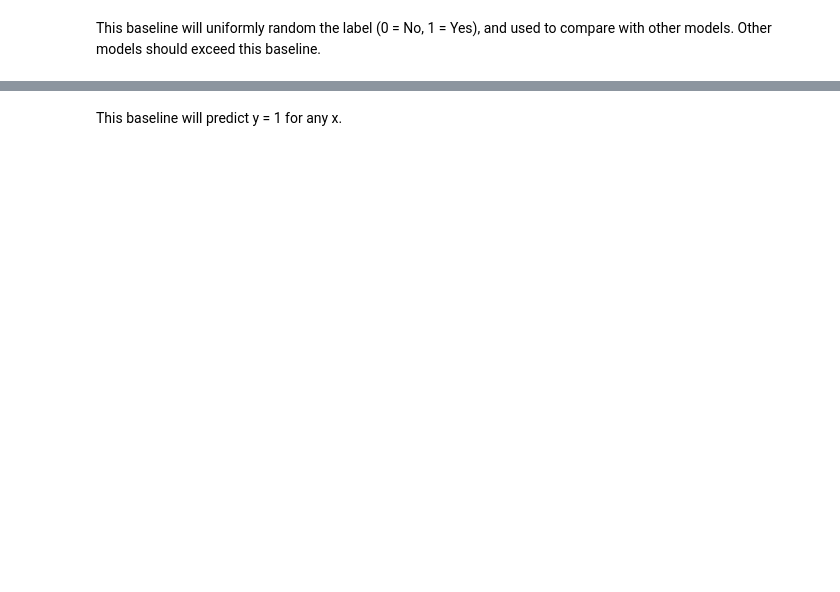
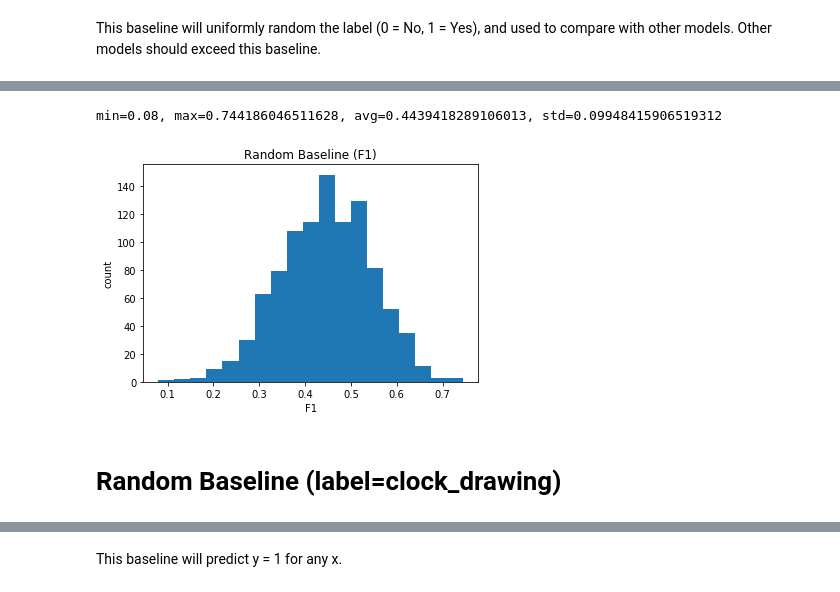
Before and after one commit to p-amonpitakpun/clock-drawing-dnn, a Jupyter notebook: Notebooks/Model Baseline.ipynb, the cells around one changed output, grey strips where cells are left out. Cells and saved outputs as stored; diff of their text form; code cells hidden in the pictures; blank space fills up the shorter version.

```diff
--- a/Notebooks/Model Baseline.ipynb
+++ b/Notebooks/Model Baseline.ipynb
@@ -161,0 +63,11 @@ f1 score: 0.6666666666666666
+# %%
+plt.title('Random Baseline (F1)')
+plt.xlabel('F1')
+plt.ylabel('count')
+plt.hist(f1s, bins=19)
+print('min={}, max={}, avg={}, std={}'.format(np.min(f1s),np.max(f1s),np.mean(f1s),np.std(f1s)))
+# %% [output]
+min=0.08, max=0.744186046511628, avg=0.4439418289106013, std=0.09948415906519312
+[figure, added]
+# %% [markdown]
+# Random Baseline (label=clock_drawing)
```
Also changed, not shown: parts of 20 cells of this notebook.
